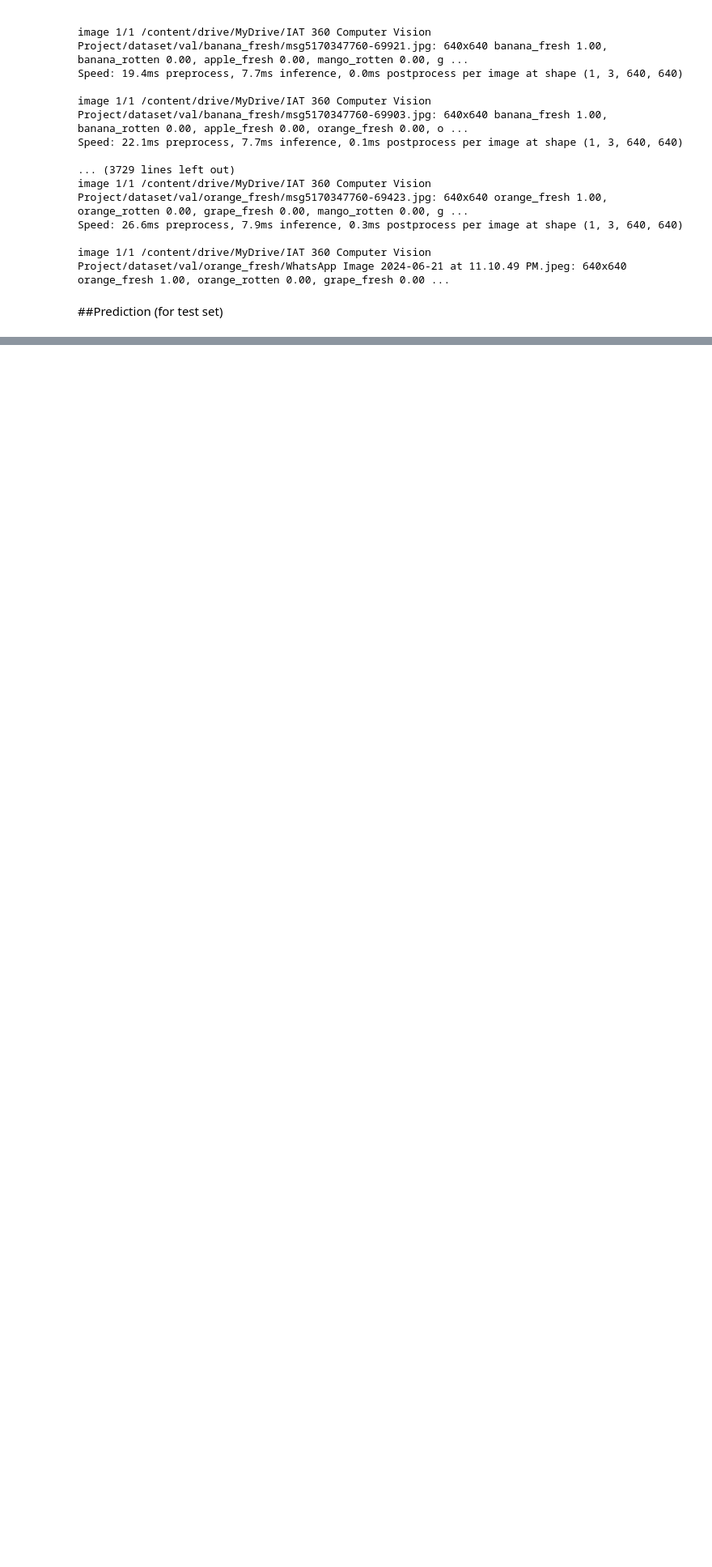
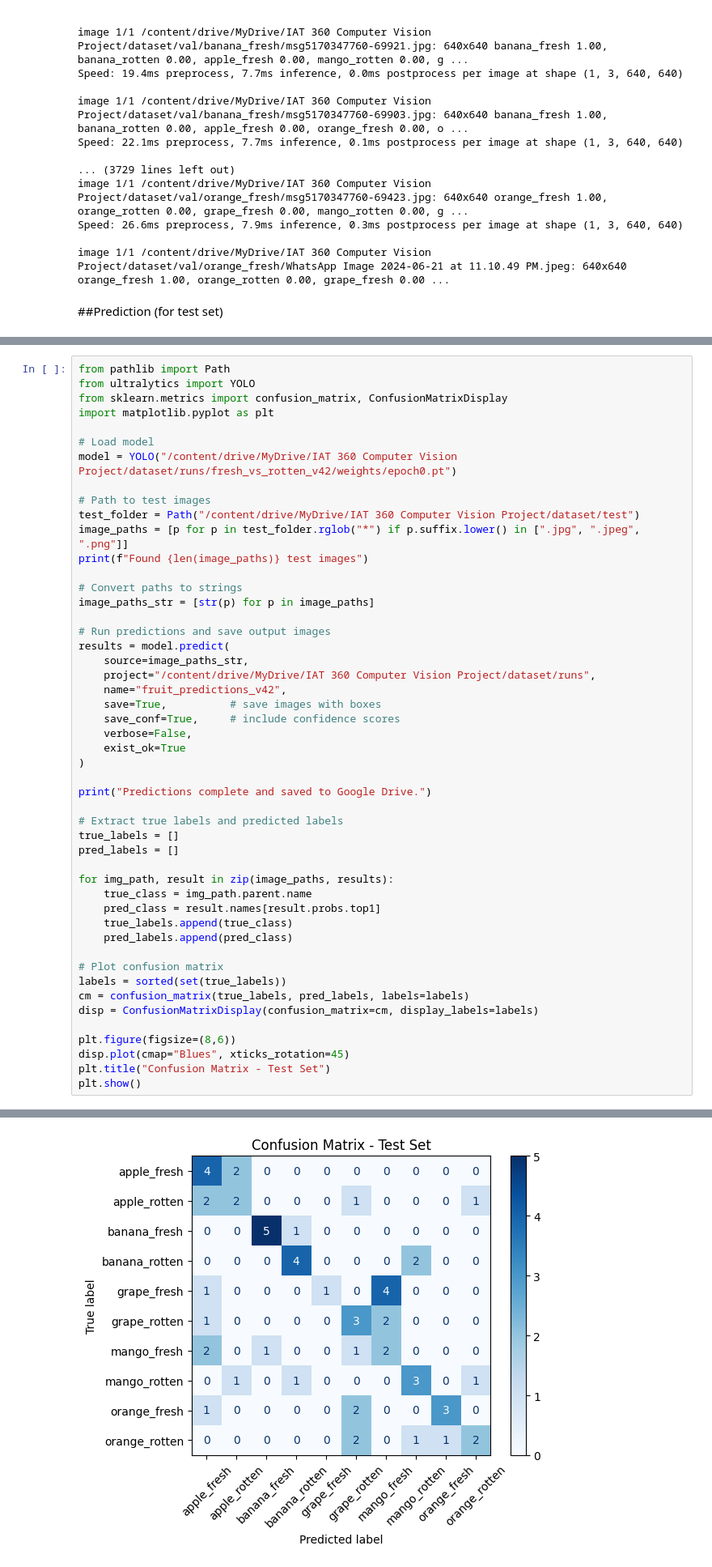
Before and after one commit to kaylawwong/Computer-Vision-Project, a Jupyter notebook: ComputerVisionProject.ipynb, the cells around one changed output, grey strips where cells are left out. Shown at 81% size. Drawn from its saved outputs; the diff is of its cells as text; blank space fills up the shorter version.

```diff
--- a/ComputerVisionProject.ipynb
+++ b/ComputerVisionProject.ipynb
@@ -696,0 +759,50 @@ KeyboardInterrupt:
+# %%
+from pathlib import Path
+from ultralytics import YOLO
+from sklearn.metrics import confusion_matrix, ConfusionMatrixDisplay
+import matplotlib.pyplot as plt
+
+# Load model
+model = YOLO("/content/drive/MyDrive/IAT 360 Computer Vision Project/dataset/runs/fresh_vs_rotten_v42/weights/epoch0.pt")
+
+# Path to test images
+test_folder = Path("/content/drive/MyDrive/IAT 360 Computer Vision Project/dataset/test")
+image_paths = [p for p in test_folder.rglob("*") if p.suffix.lower() in [".jpg", ".jpeg", ".png"]]
+print(f"Found {len(image_paths)} test images")
+
+# Convert paths to strings
+image_paths_str = [str(p) for p in image_paths]
+
+# Run predictions and save output images
+results = model.predict(
+    source=image_paths_str,
+    project="/content/drive/MyDrive/IAT 360 Computer Vision Project/dataset/runs",
+    name="fruit_predictions_v42",
+    save=True,          # save images with boxes
+    save_conf=True,     # include confidence scores
+    verbose=False,
+    exist_ok=True
+)
+
+print("Predictions complete and saved to Google Drive.")
+
+# Extract true labels and predicted labels
+true_labels = []
+pred_labels = []
+
+for img_path, result in zip(image_paths, results):
+    true_class = img_path.parent.name
+    pred_class = result.names[result.probs.top1]
+    true_labels.append(true_class)
+    pred_labels.append(pred_class)
+
+# Plot confusion matrix
+labels = sorted(set(true_labels))
+cm = confusion_matrix(true_labels, pred_labels, labels=labels)
+disp = ConfusionMatrixDisplay(confusion_matrix=cm, display_labels=labels)
+
+plt.figure(figsize=(8,6))
+disp.plot(cmap="Blues", xticks_rotation=45)
+plt.title("Confusion Matrix - Test Set")
+plt.show()
+# %% [output]
@@ -696,0 +813 @@ KeyboardInterrupt:
+[figure, added]
```
Also changed, not shown: parts of 5 cells of this notebook.
